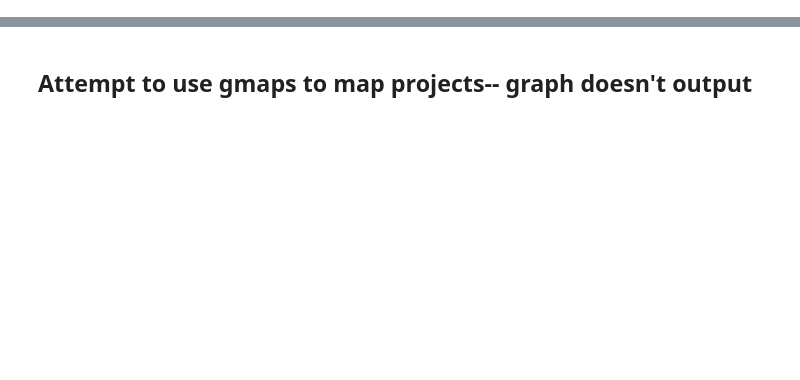
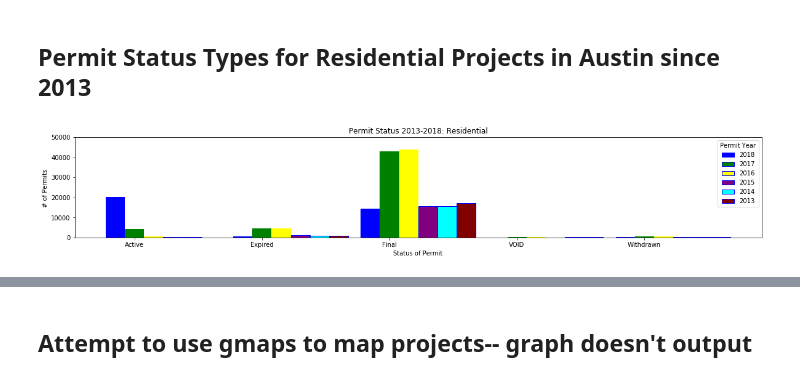
Before and after one commit to project1-group5/Project1-group5, a Jupyter notebook: group5_working_master.ipynb, the cells around one changed output, grey strips where cells are left out. Saved outputs shown, nothing was run; the diff lists cells and outputs as text; code cells hidden in the pictures; blank space fills up the shorter version.

Commit message:
rearranged group5_working_master to use for presenting our analyses

```diff
--- a/group5_working_master.ipynb
+++ b/group5_working_master.ipynb
@@ -99,0 +214,79 @@ See the caveats in the documentation: http://pandas.pydata.org/pandas-docs/stabl
+# %% [markdown]
+## Permit Status Types for Residential Projects in Austin since 2013
+# %%
+# Set up values for Residental Permit Status 2018-13
+little_reducedpermit_5yr_DF18r = reducedpermit_5yr_DF18.loc[reducedpermit_5yr_DF18['Permit'] == 'Residential', :]
+little_reducedpermit_5yr_DF18r = little_reducedpermit_5yr_DF18r.groupby('StatusCurrent', as_index=False).agg({"Permit" : "count"})
+little_reducedpermit_5yr_DF18r = little_reducedpermit_5yr_DF18r.loc[little_reducedpermit_5yr_DF18r['Permit'] >= 38]
+x_axis = little_reducedpermit_5yr_DF18r['StatusCurrent'].tolist()
+y_axis18r = little_reducedpermit_5yr_DF18r['Permit'].tolist()
+
+
+little_reducedpermit_5yr_DF17r = reducedpermit_5yr_DF17.loc[reducedpermit_5yr_DF17['Permit'] == 'Residential', :]
+little_reducedpermit_5yr_DF17r = little_reducedpermit_5yr_DF17r.groupby('StatusCurrent', as_index=False).agg({"Permit" : "count"})
+little_reducedpermit_5yr_DF17r = little_reducedpermit_5yr_DF17r.loc[little_reducedpermit_5yr_DF17r['Permit'] >= 25]
+# x_axis17c = little_reducedpermit_5yr_DF17c['StatusCurrent'].tolist()
+y_axis17r = little_reducedpermit_5yr_DF17r['Permit'].tolist()
+
+little_reducedpermit_5yr_DF16r = reducedpermit_5yr_DF16.loc[reducedpermit_5yr_DF16['Permit'] == 'Residential', :]
+little_reducedpermit_5yr_DF16r = little_reducedpermit_5yr_DF16r.groupby('StatusCurrent', as_index=False).agg({"Permit" : "count"})
+little_reducedpermit_5yr_DF16r = little_reducedpermit_5yr_DF16r.loc[little_reducedpermit_5yr_DF16r['Permit'] >= 20]
+# x_axis17c = little_reducedpermit_5yr_DF17c['StatusCurrent'].tolist()
+y_axis16r = little_reducedpermit_5yr_DF16r['Permit'].tolist()
+
+little_reducedpermit_5yr_DF15r = reducedpermit_5yr_DF15.loc[reducedpermit_5yr_DF15['Permit'] == 'Residential', :]
+little_reducedpermit_5yr_DF15r = little_reducedpermit_5yr_DF15r.groupby('StatusCurrent', as_index=False).agg({"Permit" : "count"})
+little_reducedpermit_5yr_DF15r = little_reducedpermit_5yr_DF15r.loc[little_reducedpermit_5yr_DF15r['Permit'] >= 38]
+x_axis = little_reducedpermit_5yr_DF15r['StatusCurrent'].tolist()
+y_axis15r = little_reducedpermit_5yr_DF15r['Permit'].tolist()
+
+
+little_reducedpermit_5yr_DF14r = reducedpermit_5yr_DF14.loc[reducedpermit_5yr_DF14['Permit'] == 'Residential', :]
+little_reducedpermit_5yr_DF14r = little_reducedpermit_5yr_DF14r.groupby('StatusCurrent', as_index=False).agg({"Permit" : "count"})
+little_reducedpermit_5yr_DF14r = little_reducedpermit_5yr_DF14r.loc[little_reducedpermit_5yr_DF14r['Permit'] >= 25]
+# x_axis17c = little_reducedpermit_5yr_DF17c['StatusCurrent'].tolist()
+y_axis14r = little_reducedpermit_5yr_DF14r['Permit'].tolist()
+
+little_reducedpermit_5yr_DF13r = reducedpermit_5yr_DF13.loc[reducedpermit_5yr_DF13['Permit'] == 'Residential', :]
+little_reducedpermit_5yr_DF13r = little_reducedpermit_5yr_DF13r.groupby('StatusCurrent', as_index=False).agg({"Permit" : "count"})
+little_reducedpermit_5yr_DF13r = little_reducedpermit_5yr_DF13r.loc[little_reducedpermit_5yr_DF13r['Permit'] >= 20]
+# x_axis17c = little_reducedpermit_5yr_DF17c['StatusCurrent'].tolist()
+y_axis13r = little_reducedpermit_5yr_DF13r['Permit'].tolist()
+
+# Build the plots for new permits by calendar year issued and remodel permits by calendar year issued
+N = 5
+ind = np.arange(N)
+# x-axis for the two different scatter plots should be years_list
+# y-axis for the two different scatter plots should be new_permits_completed_by_year and remodel_permits_completed_by_year
+plt.figure(figsize=(20, 3))
+#label for x-axis
+plt.xlabel("Status of Permit")
+#label for y-axis
+plt.ylabel("# of Permits ")
+
+width = 0.15       # the width of the bars
+
+# plot the data from each year on plot
+permitStatus_2018r  = plt.bar(ind-width, y_axis18r, width, color=cmaps[0], align="center", label="2018")
+permitStatus_2017r  = plt.bar(ind, y_axis17r, width, color=cmaps[1], align="center", label="2017")
+permitStatus_2016r  = plt.bar(ind + (1*width), y_axis16r, width, color=cmaps[2], align="center", label="2016")
+permitStatus_2015r = plt.bar(ind + (2*width), y_axis15c, width, color=cmaps[3], align="center", label="2015", edgecolor='blue')
+permitStatus_2014r = plt.bar(ind + (3*width), y_axis14c, width, color=cmaps[4], align="center", label="2014", edgecolor='blue')
+permitStatus_2013r = plt.bar(ind + (4*width), y_axis13c, width, color=cmaps[5], align="center", edgecolor='blue', label="2013")
+
+# add title to legend and location
+lgnd = plt.legend(handles = [permitStatus_2018c, permitStatus_2017c, permitStatus_2016c, permitStatus_2015c, permitStatus_2014c, permitStatus_2013c], loc="upper right", title="Permit Year")
+plt.xticks(ind,x_axis)
+
+# make title
+plt.title("Permit Status 2013-2018: Residential")
+
+# The y limits of our plot is to 0 to 15000
+plt.ylim(0, 50000)
+# plt.autoscale(tight=True)
+
+
+# Save Figure
+plt.savefig("Permits_Status_5yr_Residential.png")
+# %% [output]
+[figure, added]
```
Also changed, not shown: parts of 19 cells of this notebook, 3 other files.
